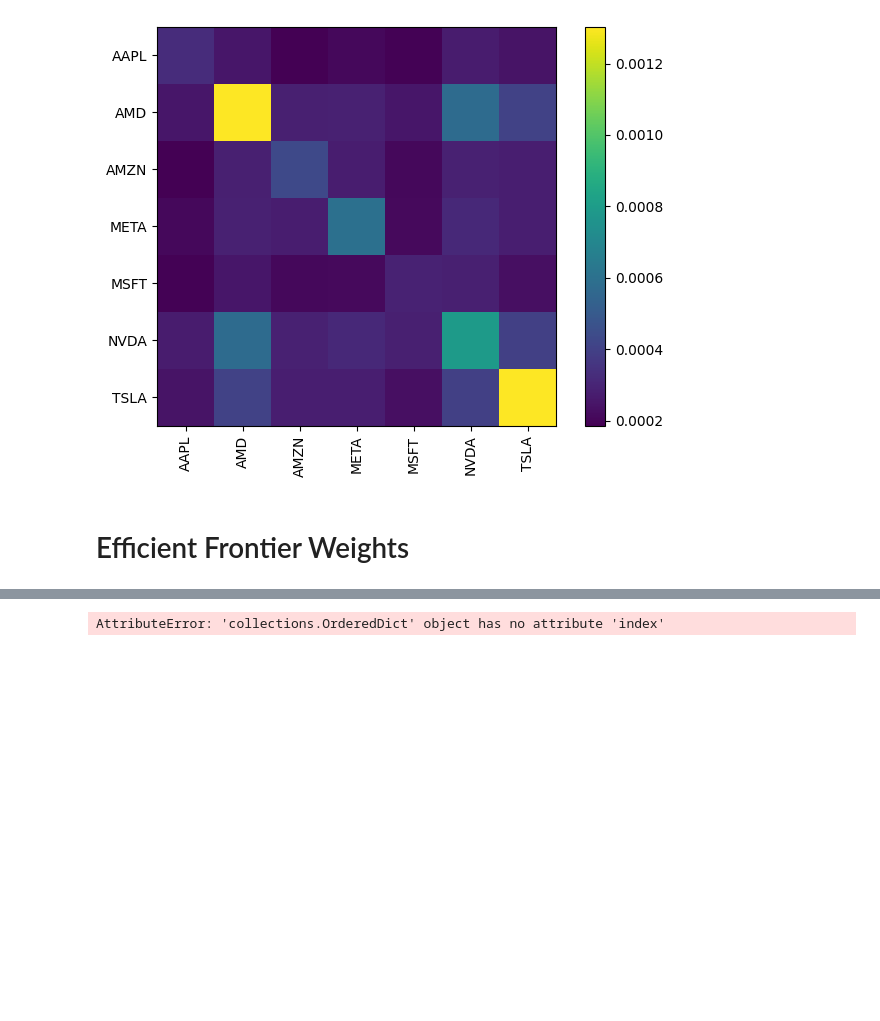
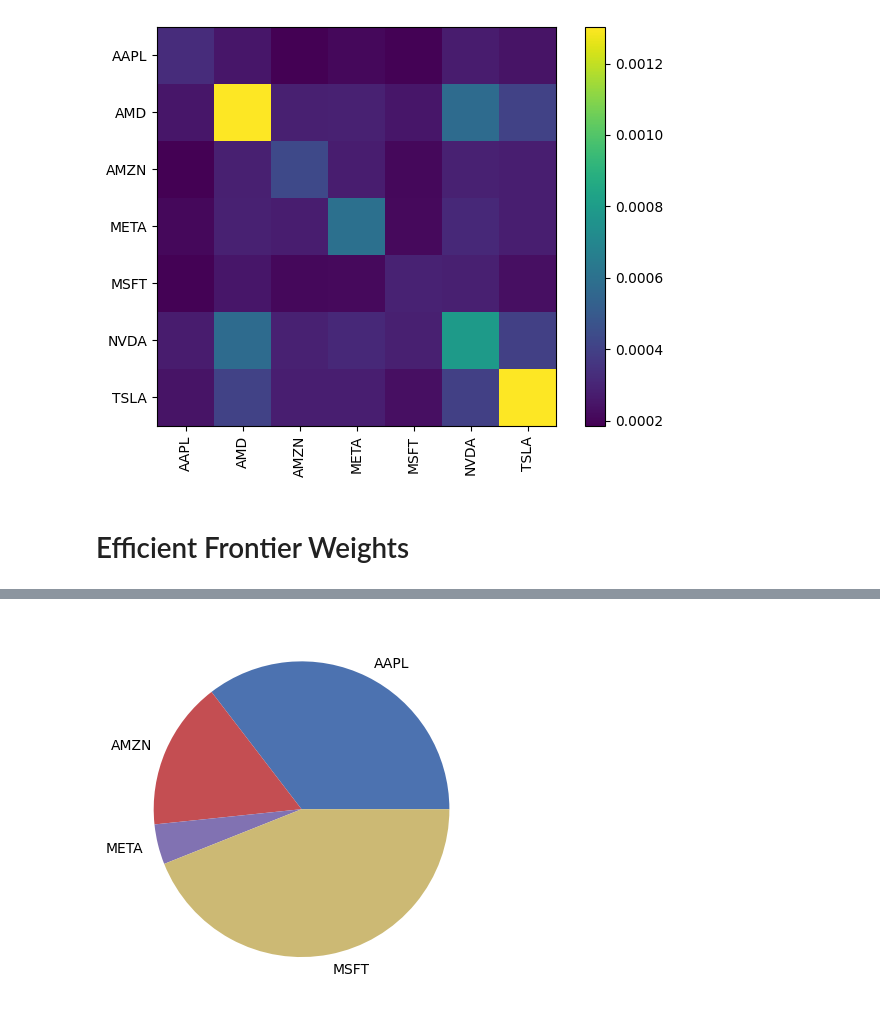
Before and after one commit to chantalmaskell/Black_Litterman_Portfolio_Optimisation, a Jupyter notebook: notebook.ipynb, the cells around one changed output, grey strips where cells are left out. Cells and saved outputs as stored; diff of their text form; code cells hidden in the pictures; blank space fills up the shorter version.

```diff
--- a/notebook.ipynb
+++ b/notebook.ipynb
@@ -218,16 +411,19 @@ plot_rsi('NVDA')
 # %% [markdown]
 # Investor Views
 # %%
-# Model 1 (standard views)
-view_dict = {"TSLA": 0.04, "NVDA": 0.08, "AMZN": 0.03, "META": 0.02, "MSFT": 0.04, "AAPL": 0.05, "AMD": 0.07} # Absolute views
-
+# Standard views
+view_dict = {"TSLA": 0.04, "NVDA": 0.08, "AMZN": 0.03, "META": 0.02, "MSFT": 0.04, "AAPL": 0.05, "AMD": 0.07}
 view_confidences = [0.3, 0.9, 0.4, 0.5, 0.2, 0.6, 0.7, 0.8]
 
 bl = BlackLittermanModel(covariance_matrix, pi=prior, absolute_views=view_dict, view_confidences=view_confidences)
+
+# Fear-Greed views - need to change these variable names
+generated_view_dict = {"TSLA": 0.04, "NVDA": 0.08, "AMZN": 0.03, "META": 0.02, "MSFT": 0.04, "AAPL": 0.05, "AMD": 0.07} # Absolute views
+adjusted_view_confidences = [0.3, 0.9, 0.4, 0.5, 0.2, 0.6, 0.7, 0.8]
+
+# Markov views
+markov_view_dict = {"TSLA": 0.04, "NVDA": 0.08, "AMZN": 0.03, "META": 0.02, "MSFT": 0.04, "AAPL": 0.05, "AMD": 0.07}
+markov_view_confidences = [0.3, 0.9, 0.4, 0.5, 0.2, 0.6, 0.7]
-# %%
-# Model 2 (fear greed views)
-
-bl = BlackLittermanModel(covariance_matrix, pi=prior, absolute_views=view_dict, view_confidences=view_confidences)
 # %%
 fig, ax = plt.subplots(figsize=(7,7))
 im = ax.imshow(bl.omega)
@@ -279,9 +502,13 @@ returns_df
 # visualisation of above
 returns_df.plot.bar()
 
-# posterior covariance matrix
+# Standard posterior covariance matrix
 posterior_cov = bl.bl_cov()
 plotting.plot_covariance(posterior_cov)
+
+# Markov posterior covariance matrix
+markov_posterior_cov = bl.bl_cov()
+plotting.plot_covariance(markov_posterior_cov, plot_correlation=True)
 # %% [output]
 <Axes: >
 [figure]
@@ -289,6 +516,12 @@ plotting.plot_covariance(posterior_cov)
 # %% [markdown]
 # Efficient Frontier Weights
 # %%
+# Standard efficient frontier and cleaned weights
 ef = EfficientFrontier(bl_returns, posterior_cov)
 weights = ef.min_volatility() # max_sharpe not working. look into this
 cleaned_weights = ef.clean_weights()
+
+# Markov-switching-adjusted frontier and cleaned weights
+markov_ef = EfficientFrontier(markov_bl_returns, markov_posterior_cov)
+markov_weights = markov_ef.min_volatility()  # Change to ef.max_sharpe() if needed
+markov_cleaned_weights = markov_ef.clean_weights()
@@ -305,4 +539,5 @@ OrderedDict([('AAPL', 0.3542),
 # %%
 model_1_allocations = pd.Series(cleaned_weights).plot.pie()
+model_2_markov_allocations = pd.Series(markov_cleaned_weights).plot.pie()
 # %% [output]
-AttributeError: 'collections.OrderedDict' object has no attribute 'index'
+[figure, added]
```
Also changed, not shown: parts of 26 cells of this notebook, 3 other files.
